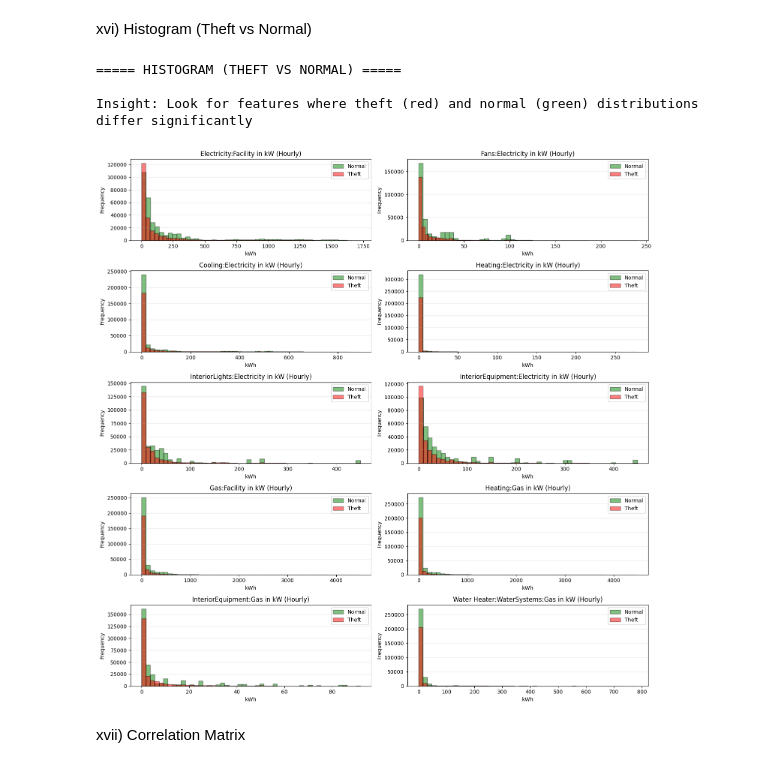
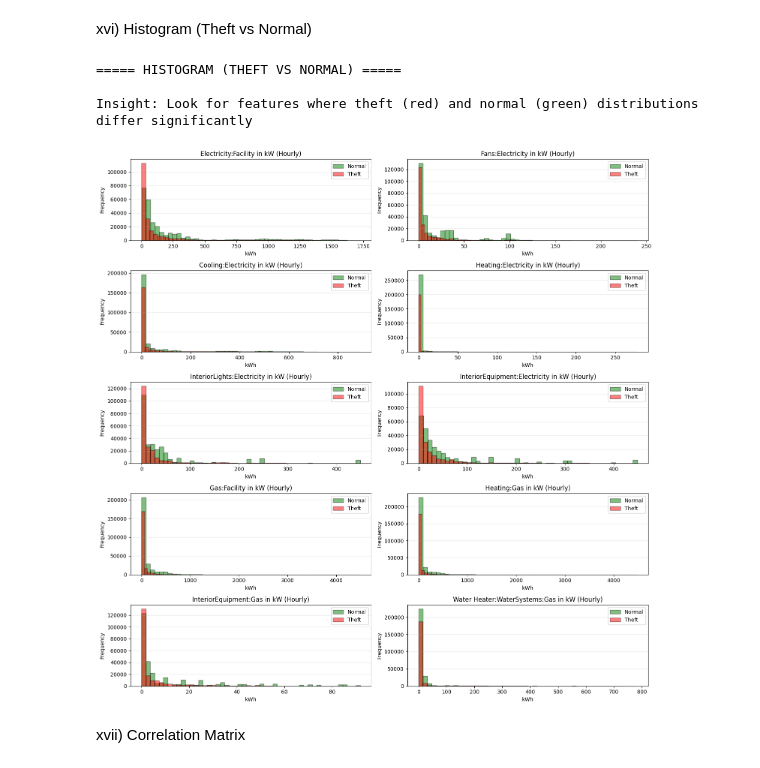
Before and after one commit to kavithahk-1706/ML-Powered-Smart-Grid-Energy-Theft-Detection-and-Analytics-System, a Jupyter notebook: notebooks/eda_preprocessing.ipynb, the cells around one changed output. Saved outputs shown, nothing was run; the diff lists cells and outputs as text; code cells hidden in the pictures.

```diff
--- a/notebooks/eda_preprocessing.ipynb
+++ b/notebooks/eda_preprocessing.ipynb
@@ -485,35 +485,35 @@ xvi) Histogram (Theft vs Normal)
 # %%
 print(f"===== HISTOGRAM (THEFT VS NORMAL) =====")
 print("\nInsight: Look for features where theft (red) and normal (green) distributions differ significantly")
 
 
 
 
 fig, axes=plt.subplots(5,2,figsize=(15,15))
 axes=axes.flatten()
 
 for i, col in enumerate(cons_col):
-    theft_data=df[df['theft_binary']=='Theft'][col]
-    normal_data=df[df['theft_binary']=='Normal'][col]
+    theft_data=df_clean[df_clean['theft_binary']=='Theft'][col]
+    normal_data=df_clean[df_clean['theft_binary']=='Normal'][col]
 
     axes[i].hist(normal_data, bins=50, alpha=0.5, label='Normal', color='green', edgecolor='black')
     axes[i].hist(theft_data, bins=50, alpha=0.5, label='Theft', color='red', edgecolor='black')
 
     axes[i].set_title(f'{col}')
     axes[i].set_xlabel('kWh')
     axes[i].set_ylabel('Frequency')
     axes[i].legend()
     axes[i].grid(axis='y', alpha=0.3)
 
 
 plt.tight_layout()
 plt.savefig('../visualizations/eda/theft_vs_normal_hist.png', dpi=300, bbox_inches='tight')
 plt.show()
 # %% [output]
 ===== HISTOGRAM (THEFT VS NORMAL) =====
 
 Insight: Look for features where theft (red) and normal (green) distributions differ significantly
-[figure, old version]
+[figure, new version]
 # %% [markdown]
 xvii) Correlation Matrix
 # %%
```
Also changed, not shown: parts of 4 cells of this notebook, 3 other files.
